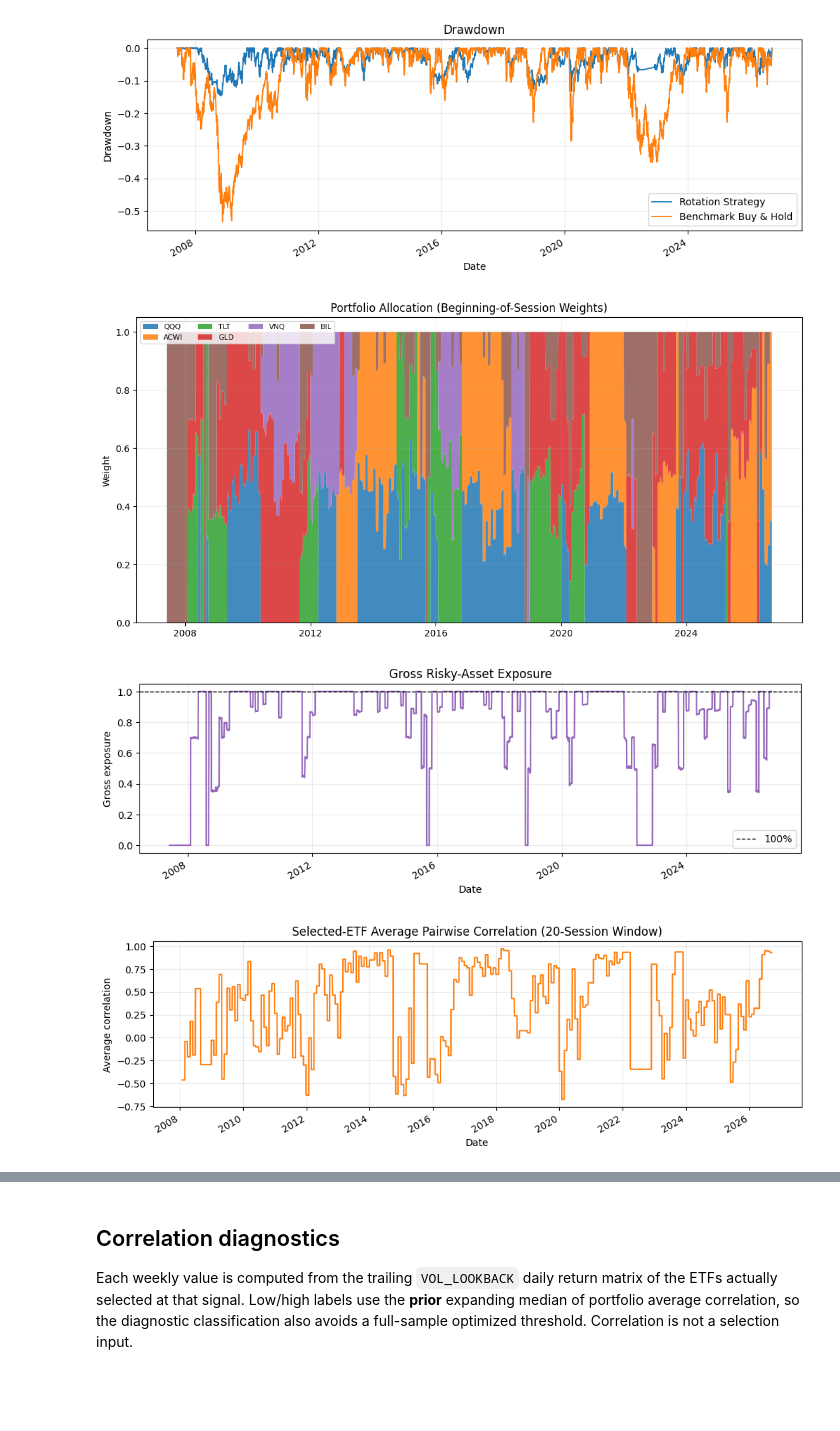
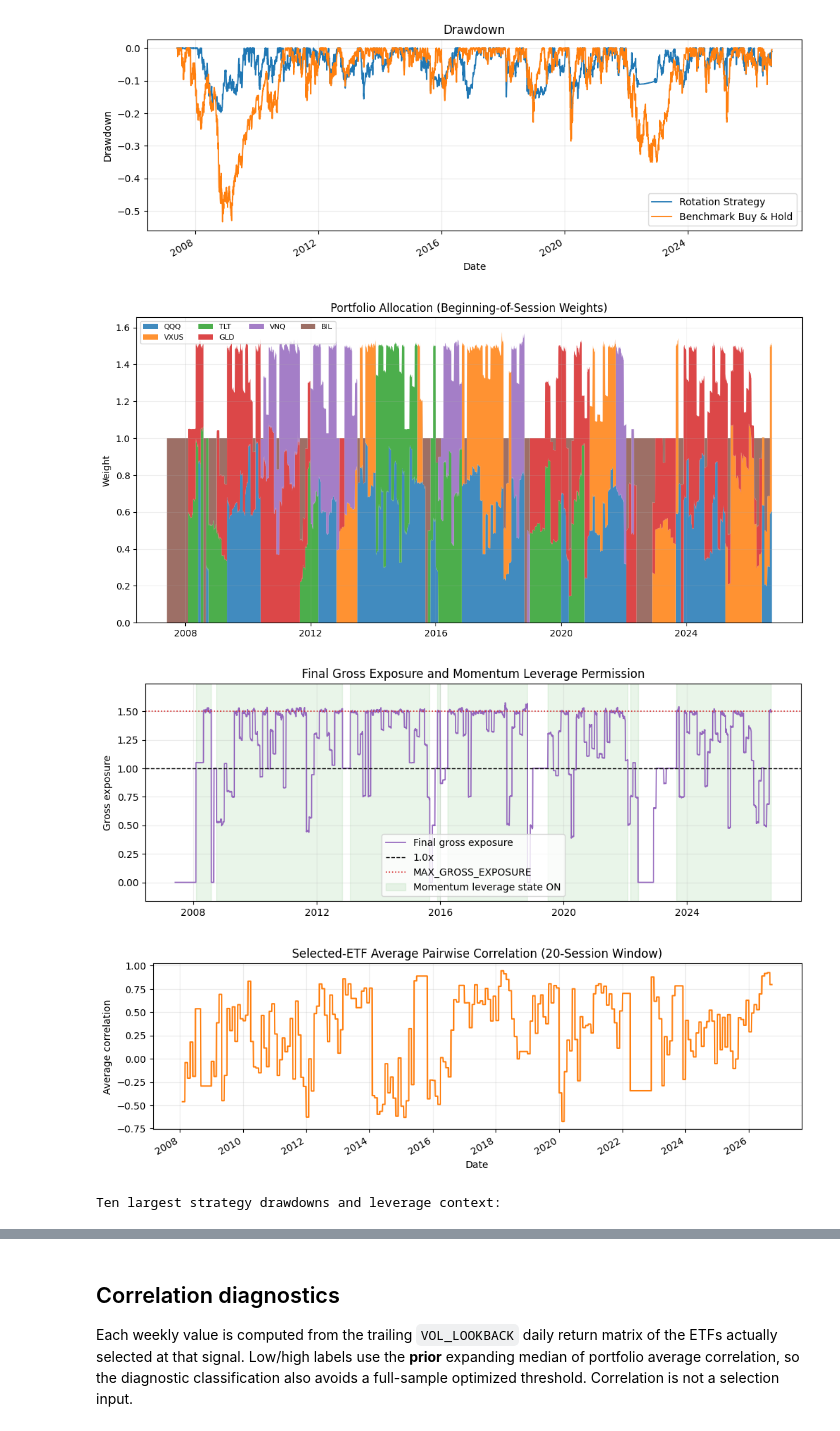
Before and after one commit to mosesmc52/etf-adaptive-rotation, a Jupyter notebook: backtest/strategy/diversified_etf_rotation_backtest.ipynb, the cells around one changed output, grey strips where cells are left out. Cells and saved outputs as stored; diff of their text form; code cells hidden in the pictures; blank space fills up the shorter version.

Commit message:
updated algorithm with max exposure with legerage with trend is very confident

```diff
--- a/backtest/strategy/diversified_etf_rotation_backtest.ipynb
+++ b/backtest/strategy/diversified_etf_rotation_backtest.ipynb
@@ -31,12 +35,13 @@ ETF_UNIVERSE = [
     # "SPY",
     "QQQ",
     # "IWM",
-    "ACWI",
+    "VXUS",
     # "EEM",
     "TLT",
     # "IEF",
     # "TIP",
     "GLD",
+    # "PDBC",
     # "DBC",
     "VNQ",
 ]
@@ -59,7 +64,14 @@ TREND_MA = 150
 
 VOL_LOOKBACK = 20
 TARGET_VOL = 0.2
-MAX_GROSS_EXPOSURE = 1.0
+
+USE_MOMENTUM_LEVERAGE_GATE = True
+MAX_GROSS_EXPOSURE = 1.50
+NORMAL_GROSS_CAP = 1.00
+
+LEVERAGE_MOMENTUM_LOOKBACKS = [63, 126, 252]
+LEVERAGE_ON_REQUIRED_POSITIVE = 3
+LEVERAGE_OFF_MIN_POSITIVE = 2
 
 # Optional high-volatility allocation adjustment.
 HIGH_VOL_ADJUSTMENT_ENABLED = True
@@ -559,6 +751,9 @@ if missing:
 research = prepare_research_data(prices, CONFIG)
 full_result = run_backtest(prices, CONFIG, research=research)
 performance_table, common_returns = performance_comparison(full_result, prices)
+leverage_statistics = calculate_leverage_statistics(full_result, common_returns.index)
+leverage_period_table = leverage_period_performance(full_result, common_returns.index)
+largest_drawdowns = largest_drawdown_diagnostics(full_result, top_n=10)
 
 print(
     f"Common backtest period: {common_returns.index.min().date()} to "
@@ -573,6 +768,11 @@ display(performance_table.style.format({
     "Annual Turnover": "{:.2%}",
     "Cumulative Transaction Costs": "{:.2%}",
 }))
+
+print("Leverage statistics:")
+display(leverage_statistics.to_frame("Value"))
+display(leverage_period_table)
+display(full_result["leverage_diagnostics"].tail(12))
 # %% [output]
 Yahoo Finance adjusted-close coverage (no pre-inception forward fill):
 |  | First Valid Date | Last Valid Date | Observations |
@@ -640,7 +892,7 @@ ax.set_ylabel("Drawdown")
 ax.grid(alpha=0.25)
 plt.show()
 
-# Allocation weights active during each session (negative cash, if present, is financing).
+# Long-only ETF allocation weights; financing is tracked separately.
 plot_weights = full_result["active_weights"].loc[common_returns.index].dropna(how="all")
 fig, ax = plt.subplots(figsize=(13, 6))
 positive_weights = plot_weights.clip(lower=0)
@@ -650,21 +902,25 @@ ax.stackplot(
     labels=positive_weights.columns,
     alpha=0.85,
 )
-negative_cash = plot_weights[CONFIG.cash].clip(upper=0)
-if negative_cash.lt(0).any():
-    ax.fill_between(negative_cash.index, negative_cash.values, 0, color="black", alpha=0.35,
-                    label=f"{CONFIG.cash} financing")
 ax.set_title("Portfolio Allocation (Beginning-of-Session Weights)")
 ax.set_ylabel("Weight")
 ax.legend(loc="upper left", ncol=4, fontsize=8)
 ax.grid(alpha=0.2)
 plt.show()
 
-# Gross risky exposure
-ax = full_result["gross_exposure"].loc[common_returns.index].plot(
-    figsize=(12, 3.5), title="Gross Risky-Asset Exposure", color="tab:purple"
-)
-ax.axhline(1.0, color="black", linestyle="--", linewidth=1, label="100%")
+# Final gross exposure and momentum leverage state.
+exposure = full_result["gross_exposure"].loc[common_returns.index]
+gate_state = full_result["leverage_state_daily"].reindex(exposure.index).fillna(False)
+fig, ax = plt.subplots(figsize=(12, 4))
+ax.plot(exposure.index, exposure.values, color="tab:purple", linewidth=1.25,
+        label="Final gross exposure")
+ax.axhline(1.0, color="black", linestyle="--", linewidth=1, label="1.0x")
+ax.axhline(CONFIG.max_gross_exposure, color="tab:red", linestyle=":", linewidth=1.2,
+           label="MAX_GROSS_EXPOSURE")
+ax.fill_between(exposure.index, 0, 1, where=gate_state.to_numpy(),
+                transform=ax.get_xaxis_transform(), color="tab:green", alpha=0.10,
+                label="Momentum leverage state ON")
+ax.set_title("Final Gross Exposure and Momentum Leverage Permission")
 ax.set_ylabel("Gross exposure")
 ax.legend()
 ax.grid(alpha=0.25)
@@ -678,4 +934,10 @@ ax = full_result["correlation_daily"].loc[common_returns.index].plot(
 ax.set_ylabel("Average correlation")
 ax.grid(alpha=0.25)
 plt.show()
+
+print("Ten largest strategy drawdowns and leverage context:")
+display(largest_drawdowns.style.format({
+    "Maximum Drawdown": "{:.2%}",
+    "Maximum Exposure During Drawdown": "{:.2f}x",
+}))
 # %% [output]
@@ -683,4 +945,5 @@ plt.show()
-[figure, old version]
+[figure, new version]
-[figure, old version]
+[figure, new version]
-[figure, old version]
+[figure, new version]
-[figure, old version]
+[figure, new version]
+Ten largest strategy drawdowns and leverage context:
```
Also changed, not shown: parts of 18 cells of this notebook, 5 other files.
